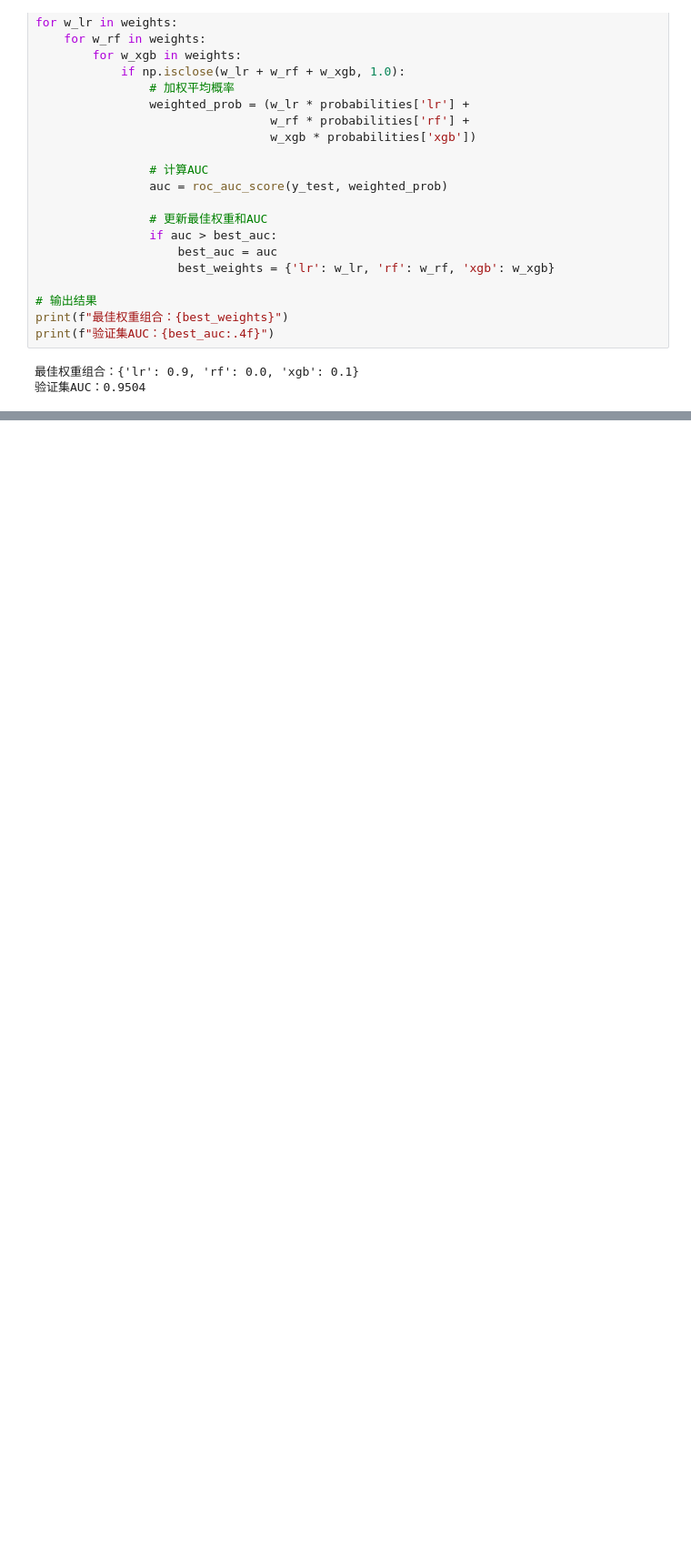
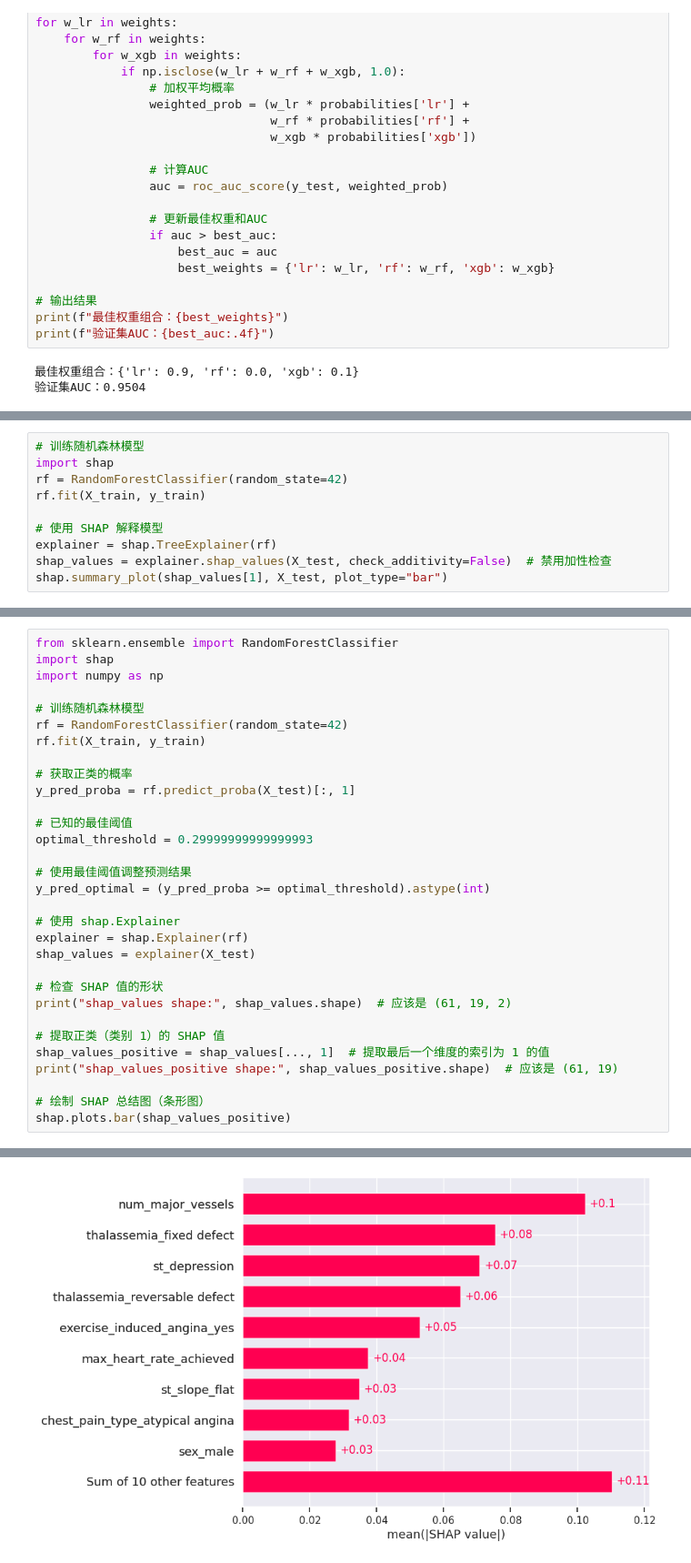
Before and after one commit to hamzhiluo/heart, a Jupyter notebook: git/心脏病.ipynb, the cells around one changed output, grey strips where cells are left out. Shown: that part at 91% size. Drawn from its saved outputs; the diff is of its cells as text; blank space fills up the shorter version.

```diff
--- a/git/心脏病.ipynb
+++ b/git/心脏病.ipynb
@@ -1002,0 +946,10 @@ shap.summary_plot(shap_values[1], X_test)
+# %%
+# 训练随机森林模型
+import shap
+rf = RandomForestClassifier(random_state=42)
+rf.fit(X_train, y_train)
+
+# 使用 SHAP 解释模型
+explainer = shap.TreeExplainer(rf)
+shap_values = explainer.shap_values(X_test, check_additivity=False)  # 禁用加性检查
+shap.summary_plot(shap_values[1], X_test, plot_type="bar")
@@ -1002,0 +958,32 @@ shap.summary_plot(shap_values[1], X_test)
+# %%
+from sklearn.ensemble import RandomForestClassifier
+import shap
+import numpy as np
+
+# 训练随机森林模型
+rf = RandomForestClassifier(random_state=42)
+rf.fit(X_train, y_train)
+
+# 获取正类的概率
+y_pred_proba = rf.predict_proba(X_test)[:, 1]
+
+# 已知的最佳阈值
+optimal_threshold = 0.29999999999999993
+
+# 使用最佳阈值调整预测结果
+y_pred_optimal = (y_pred_proba >= optimal_threshold).astype(int)
+
+# 使用 shap.Explainer
+explainer = shap.Explainer(rf)
+shap_values = explainer(X_test)
+
+# 检查 SHAP 值的形状
+print("shap_values shape:", shap_values.shape)  # 应该是 (61, 19, 2)
+
+# 提取正类（类别 1）的 SHAP 值
+shap_values_positive = shap_values[..., 1]  # 提取最后一个维度的索引为 1 的值
+print("shap_values_positive shape:", shap_values_positive.shape)  # 应该是 (61, 19)
+
+# 绘制 SHAP 总结图（条形图）
+shap.plots.bar(shap_values_positive)
+# %% [output]
@@ -1002,0 +992 @@ shap.summary_plot(shap_values[1], X_test)
+[figure, added]
```
Also changed, not shown: parts of 10 cells of this notebook.
